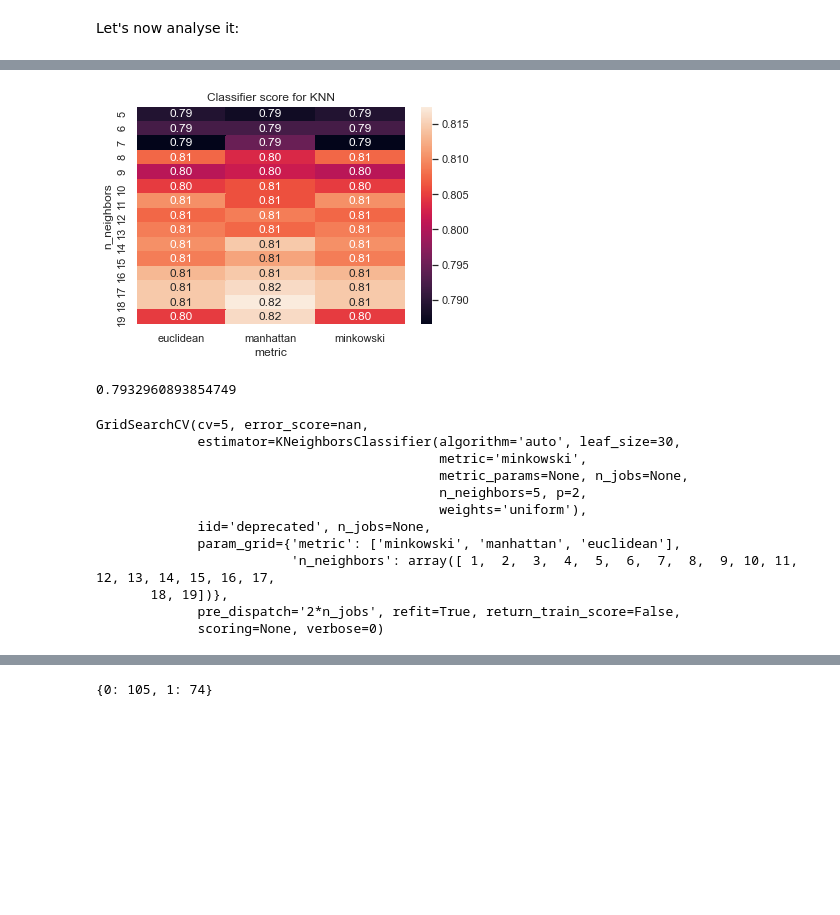
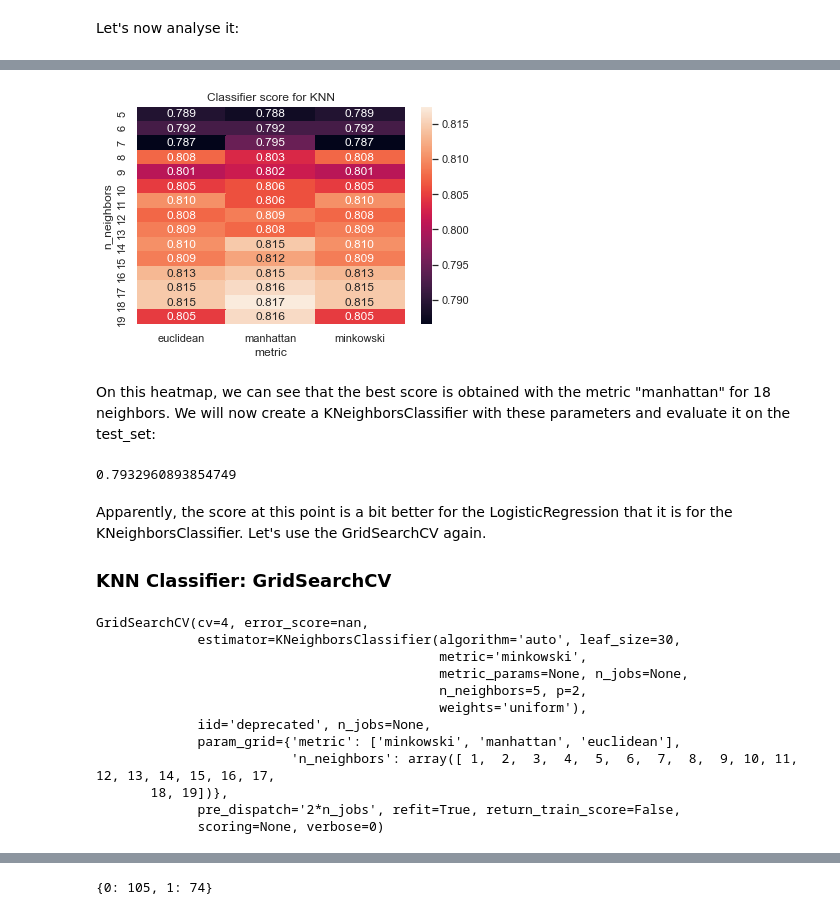
Before and after one commit to TrefleEncornet2/PortFolio, a Jupyter notebook: Titanic_comparaison_logistic_KNN_SVM.ipynb, the cells around one changed output, grey strips where cells are left out. Saved outputs shown, nothing was run; the diff lists cells and outputs as text; code cells hidden in the pictures; blank space fills up the shorter version.

```diff
--- a/Titanic_comparaison_logistic_KNN_SVM.ipynb
+++ b/Titanic_comparaison_logistic_KNN_SVM.ipynb
@@ -400,51 +403,64 @@ What we can say from this curve is that for each "step" the more the a threshold
 # %%
+# Import the relevant libraries
+#_______________________________________________#
 from sklearn.neighbors import KNeighborsClassifier
 from sklearn.model_selection import KFold, cross_val_score
 from sklearn.preprocessing import MinMaxScaler, StandardScaler
 from sklearn.model_selection import train_test_split
 from sklearn.preprocessing import PolynomialFeatures
 
+# Declare the variables
+#_______________________________________________#
 X_not_scaled = features
 y = target
 
+# Preprocess the data
+#_______________________________________________#
 scaler = MinMaxScaler()
-X_scaled = scaler.fit_transform(X_not_scaled) #X est maintenant un tableau np normalisé, l'avantage de MinMaxScaler c'est que ca ne touche pas les dummy
+X_scaled = scaler.fit_transform(X_not_scaled)
 
+cv = KFold(4, random_state = 42, shuffle = True)
+
+# Split the data
+#_______________________________________________#
 X_train, X_test, y_train, y_test = train_test_split(X_scaled,y, test_size=0.2, random_state=42)
 
-cv = KFold(4, random_state = 42, shuffle = True) #
-model_KNN = KNeighborsClassifier()
-
-log_cols = ["n_neighbors", "metric", "cross_val_score"]
+# Choose the useful hyperparameters
+#_______________________________________________#
+log_cols = ["n_neighbors", "metric", "cross_val_score"] # Here we choose to tune the model with the two hyperparameters: n_neighbors and metric
 log = pd.DataFrame(columns=log_cols)
 
 metric = ['minkowski','manhattan','euclidean']
 n_neighbors = np.arange(5,20,1)
 
-dic = {
+Score_Hyperparameters_KNN = {
     'n_neighbors' : [] ,
       'metric' : [] ,
       'cross_val_score': []
       }
 
 for n in n_neighbors:
     for m in metric:
-        dic['n_neighbors'].append(n)
-        dic['metric'].append(m)
+        Score_Hyperparameters_KNN['n_neighbors'].append(n)
+        Score_Hyperparameters_KNN['metric'].append(m)
         score = cross_val_score(KNeighborsClassifier(n_neighbors=n, metric = m), X_train, y_train, cv=cv).mean()
-        dic['cross_val_score'].append(score)
+        Score_Hyperparameters_KNN['cross_val_score'].append(score)
 
-df = pd.DataFrame(dic)
+# Show the score
+#_______________________________________________#
+df = pd.DataFrame(Score_Hyperparameters_KNN)
 
 plt.figure()
 
 plt.xlabel('cross_val_score')
 plt.title('Classifier score for KNN')
 
 heatmap_data = df.pivot("n_neighbors", "metric", "cross_val_score")
-ax = sns.heatmap(heatmap_data, annot=True, fmt='.2f')
+ax = sns.heatmap(heatmap_data, annot=True, fmt='.3f')
 # %% [output]
-[figure, old version]
+[figure, new version]
+# %% [markdown]
+On this heatmap, we can see that the best score is obtained with the metric "manhattan" for 18 neighbors. We will now create a KNeighborsClassifier with these parameters and evaluate it on the test_set:
 # %%
 model_KNN = KNeighborsClassifier(n_neighbors = 18, metric = 'manhattan')
 model_KNN.fit(X_train,y_train)
@@ -456,9 +470,13 @@ from sklearn.model_selection import GridSearchCV
+# %% [markdown]
+Apparently, the score at this point is a bit better for the LogisticRegression that it is for the KNeighborsClassifier. Let's use the GridSearchCV again.
+### KNN Classifier: GridSearchCV
 # %%
-param_grid = {'n_neighbors' : np.arange(1,20), 'metric': ['minkowski','manhattan','euclidean']}
-grid = GridSearchCV(KNeighborsClassifier(), param_grid, cv = 5)
-grid.fit(X_train, y_train)
+from sklearn.model_selection import GridSearchCV
+param_grid_KNN = {'n_neighbors' : np.arange(1,20), 'metric': ['minkowski','manhattan','euclidean']}
+grid_KNN = GridSearchCV(KNeighborsClassifier(), param_grid_KNN, cv = 4)
+grid_KNN.fit(X_train, y_train)
 # %% [output]
-GridSearchCV(cv=5, error_score=nan,
+GridSearchCV(cv=4, error_score=nan,
              estimator=KNeighborsClassifier(algorithm='auto', leaf_size=30,
                                             metric='minkowski',
                                             metric_params=None, n_jobs=None,
```
Also changed, not shown: parts of 25 cells of this notebook.
